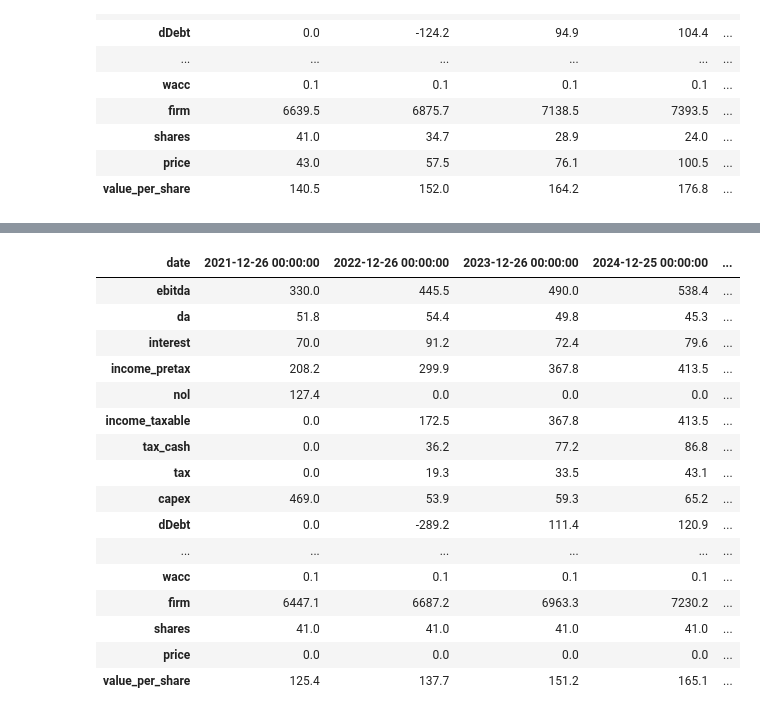
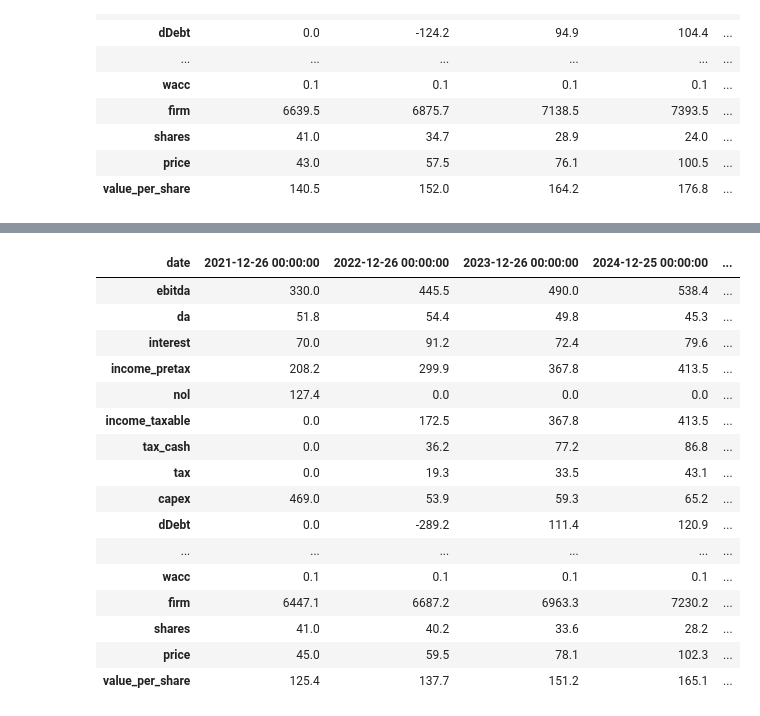
Before and after one commit to mtlr05/finagle, a Jupyter notebook: Valuation notebook.ipynb, the cells around one changed output, grey strips where cells are left out. Saved outputs shown, nothing was run; the diff lists cells and outputs as text; code cells hidden in the pictures.

```diff
--- a/Valuation notebook.ipynb
+++ b/Valuation notebook.ipynb
@@ -654,7 +654,7 @@ FRG.load_financials(financials = financials.copy())
 FRG.fcf_from_ebitda()
 FRG.fcf_to_acquire(year_a = 0, ebitda_frac = 0.2, multiple = 6.5, leverage = 5, gnext = 0.1, cap_frac = 0.12)
 FRG.fcf_to_debt(leverage=2.5)
-#FRG.fcf_to_buyback(price=43,dp = 'proportional')
+FRG.fcf_to_buyback(price=45,dp = 'proportional')
 FRG.value()
 FRG.display_fin()
 # %% [output]
@@ -674,17 +679,17 @@ FRG.display_fin()
 | date | 2021-12-26 00:00:00 | 2022-12-26 00:00:00 | 2023-12-26 00:00:00 | 2024-12-25 00:00:00 | ... |
 | ebitda | 330.0 | 445.5 | 490.0 | 538.4 | ... |
 | da | 51.8 | 54.4 | 49.8 | 45.3 | ... |
 | interest | 70.0 | 91.2 | 72.4 | 79.6 | ... |
 | income_pretax | 208.2 | 299.9 | 367.8 | 413.5 | ... |
 | nol | 127.4 | 0.0 | 0.0 | 0.0 | ... |
 | income_taxable | 0.0 | 172.5 | 367.8 | 413.5 | ... |
 | tax_cash | 0.0 | 36.2 | 77.2 | 86.8 | ... |
 | tax | 0.0 | 19.3 | 33.5 | 43.1 | ... |
 | capex | 469.0 | 53.9 | 59.3 | 65.2 | ... |
 | dDebt | 0.0 | -289.2 | 111.4 | 120.9 | ... |
 | ... | ... | ... | ... | ... | ... |
 | wacc | 0.1 | 0.1 | 0.1 | 0.1 | ... |
 | firm | 6447.1 | 6687.2 | 6963.3 | 7230.2 | ... |
-| shares | 41.0 | 41.0 | 41.0 | 41.0 | ... |
-| price | 0.0 | 0.0 | 0.0 | 0.0 | ... |
+| shares | 41.0 | 40.2 | 33.6 | 28.2 | ... |
+| price | 45.0 | 59.5 | 78.1 | 102.3 | ... |
 | value_per_share | 125.4 | 137.7 | 151.2 | 165.1 | ... |
```
Also changed, not shown: parts of 2 cells of this notebook.
